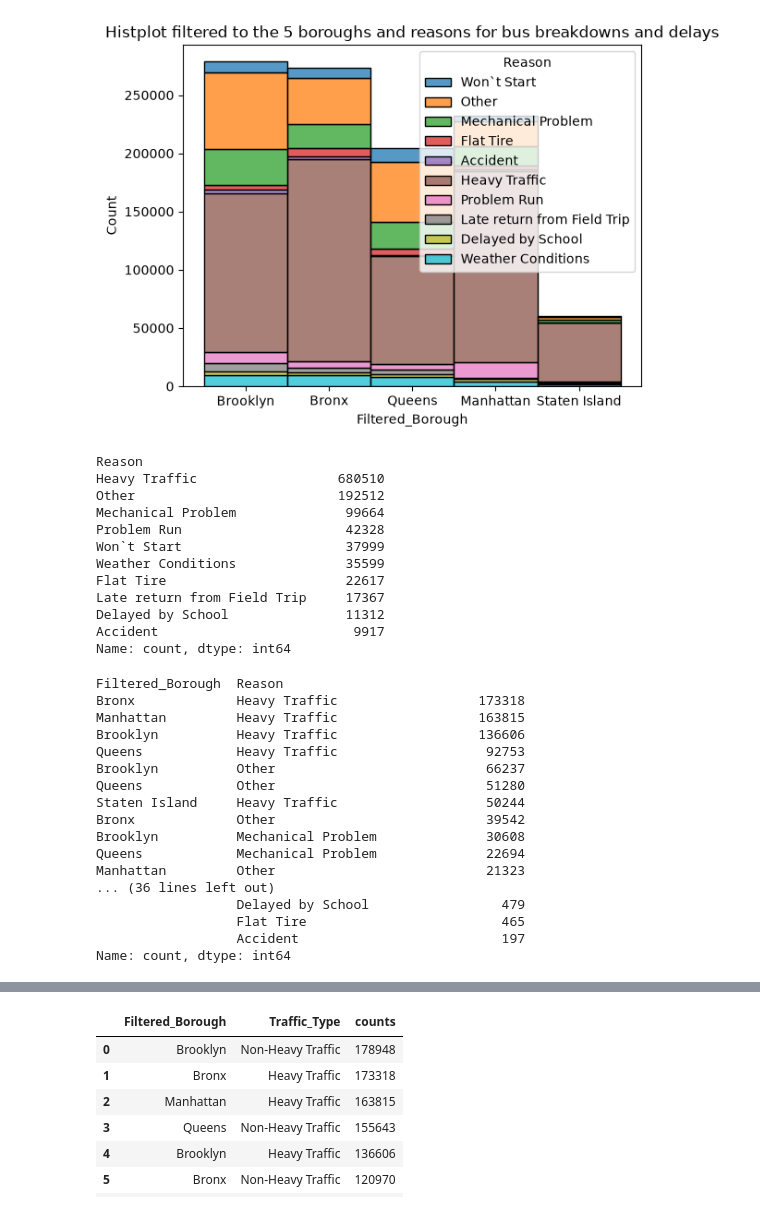
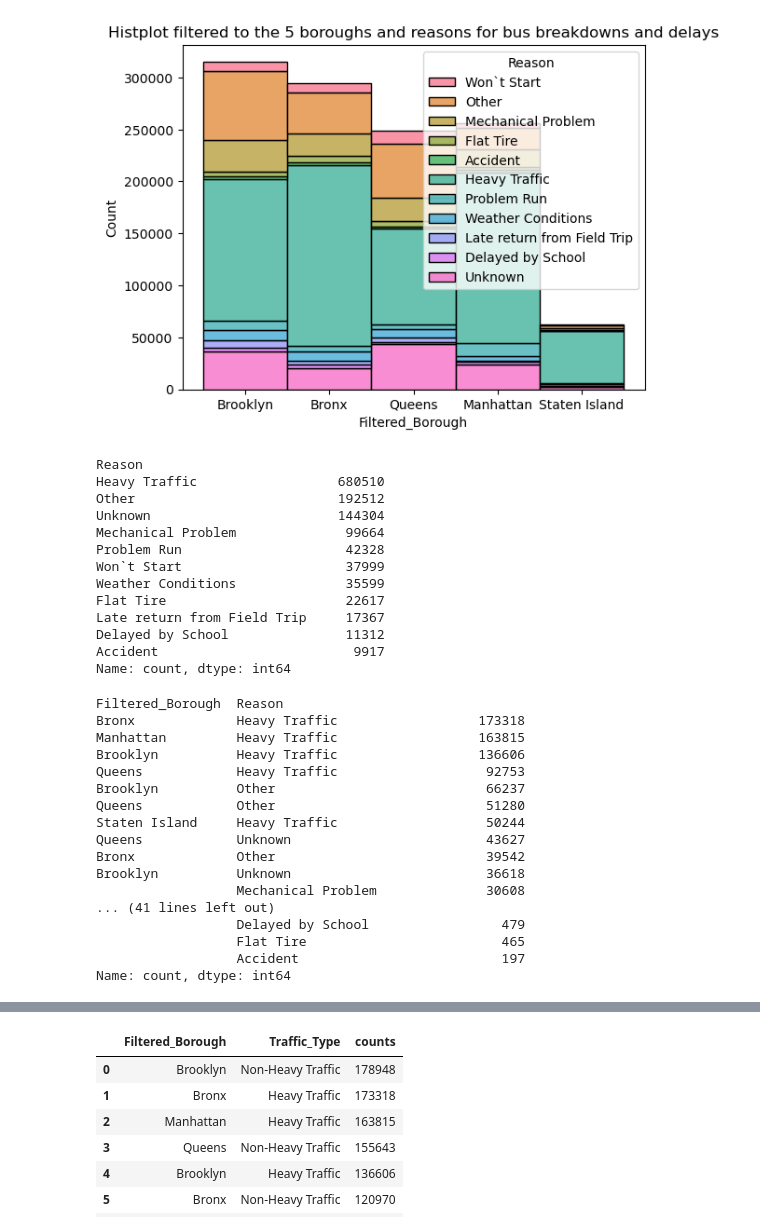
Before and after one commit to samnramos/bus-breakdown-and-delays-data, a Jupyter notebook: bus_breakdown.ipynb, the cells around one changed output, grey strips where cells are left out. Drawn from its saved outputs; the diff is of its cells as text; code cells hidden in the pictures.

```diff
--- a/bus_breakdown.ipynb
+++ b/bus_breakdown.ipynb
@@ -41,0 +54,3 @@ dtype: object
+# %%
+raw_data['Reason'] = raw_data['Reason'].fillna("Unknown")
+raw_data.sample(20)
@@ -121,5 +157,5 @@ plt.show()
 # %%
 five_Boro = ['Bronx', 'Queens', 'Brooklyn', 'Manhattan', 'Staten Island']
-raw_data['Filtered_Borough'] = raw_data['Boro'].where(raw_data['Boro'].isin(five_Boro))
-raw_data
+aggregated_reason['Filtered_Borough'] = aggregated_reason['Boro'].where(aggregated_reason['Boro'].isin(five_Boro))
+aggregated_reason.sample(20)
 # %% [output]
@@ -139,20 +179,21 @@ raw_data
 # %%
 sns.histplot(
-    raw_data,
+    aggregated_reason,
     x = 'Filtered_Borough',
     hue = 'Reason',
     multiple = 'stack'
 )
 plt.title("Histplot filtered to the 5 boroughs and reasons for bus breakdowns and delays")
 plt.show()
 # %% [output]
-[figure, old version]
+[figure, new version]
 # %%
-raw_data['Reason'].value_counts()
+aggregated_reason['Reason'].value_counts()
 # %% [output]
 Reason
 Heavy Traffic                  680510
 Other                          192512
+Unknown                        144304
 Mechanical Problem              99664
 Problem Run                     42328
 Won`t Start                     37999
@@ -163,7 +204,7 @@ Delayed by School               11312
 Accident                         9917
 Name: count, dtype: int64
 # %%
-raw_data[['Filtered_Borough', 'Reason']].value_counts()
+aggregated_reason[['Filtered_Borough', 'Reason']].value_counts()
 # %% [output]
 Filtered_Borough  Reason
 Bronx             Heavy Traffic                  173318
@@ -173,11 +214,11 @@ Queens            Heavy Traffic                   92753
 Brooklyn          Other                           66237
 Queens            Other                           51280
 Staten Island     Heavy Traffic                   50244
+Queens            Unknown                         43627
 Bronx             Other                           39542
-Brooklyn          Mechanical Problem              30608
-Queens            Mechanical Problem              22694
-Manhattan         Other                           21323
-... (36 lines left out)
+Brooklyn          Unknown                         36618
+                  Mechanical Problem              30608
+... (41 lines left out)
                   Delayed by School                 479
                   Flat Tire                         465
                   Accident                          197
```
Also changed, not shown: parts of 20 cells of this notebook.
